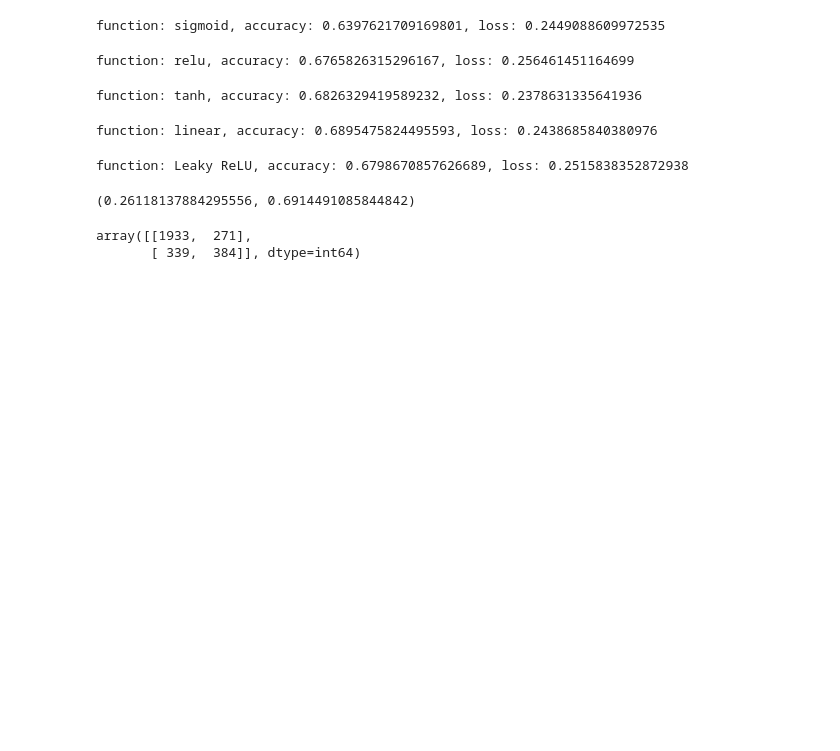
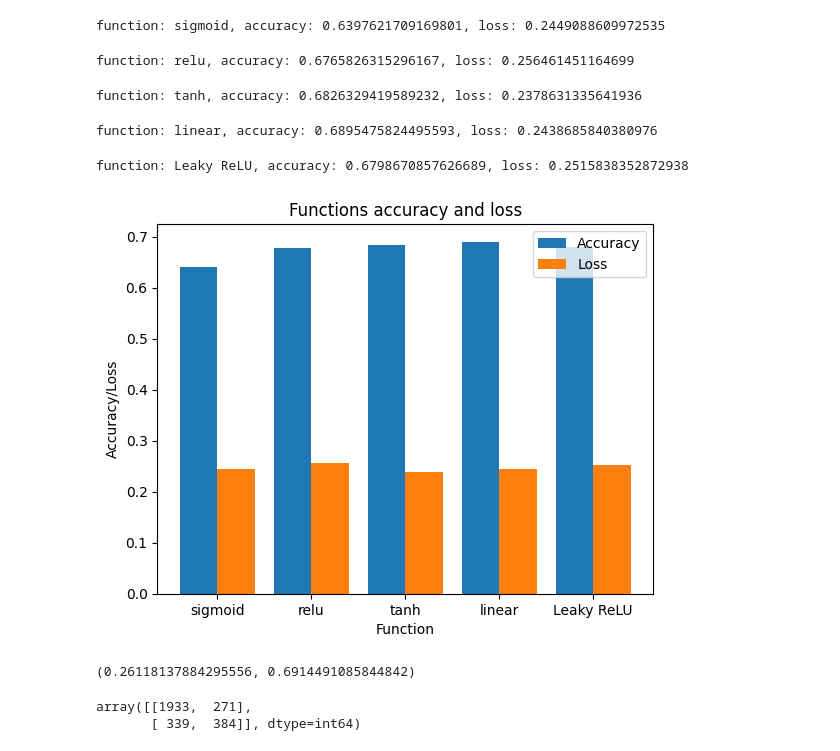
Before and after one commit to MSaberian/PyLearnMachineLearning, a Jupyter notebook: PyLearnMLPerceptron2/perceptron_classification.ipynb, the cells around one changed output. Cells and saved outputs as stored; diff of their text form; code cells hidden in the pictures; blank space fills up the shorter version.

```diff
--- a/PyLearnMLPerceptron2/perceptron_classification.ipynb
+++ b/PyLearnMLPerceptron2/perceptron_classification.ipynb
@@ -160,6 +160,24 @@ function: relu, accuracy: 0.6765826315296167, loss: 0.256461451164699
 function: tanh, accuracy: 0.6826329419589232, loss: 0.2378631335641936
 function: linear, accuracy: 0.6895475824495593, loss: 0.2438685840380976
 function: Leaky ReLU, accuracy: 0.6798670857626689, loss: 0.2515838352872938
+# %%
+Accuracy = [0.64, .677, .683, .69, .68]
+Loss = [0.245, .256, .238, .244, .252]
+function = ['sigmoid', 'relu', 'tanh', 'linear', 'Leaky ReLU']
+
+X_axis = np.arange(len(function))
+plt.bar(X_axis - 0.2, Accuracy, 0.4, label = 'Accuracy')
+plt.bar(X_axis + 0.2, Loss, 0.4, label = 'Loss')
+
+plt.xticks(X_axis, function)
+plt.title("Functions accuracy and loss")
+plt.xlabel("Function")
+plt.ylabel("Accuracy/Loss")
+plt.legend(['Accuracy','Loss'])
+
+plt.show()
+# %% [output]
+[figure, added]
 # %%
 model.evaluate(X_test, Y_test)
 # %% [output]
```
Also changed, not shown: parts of 1 cell of this notebook, 4 other files.
